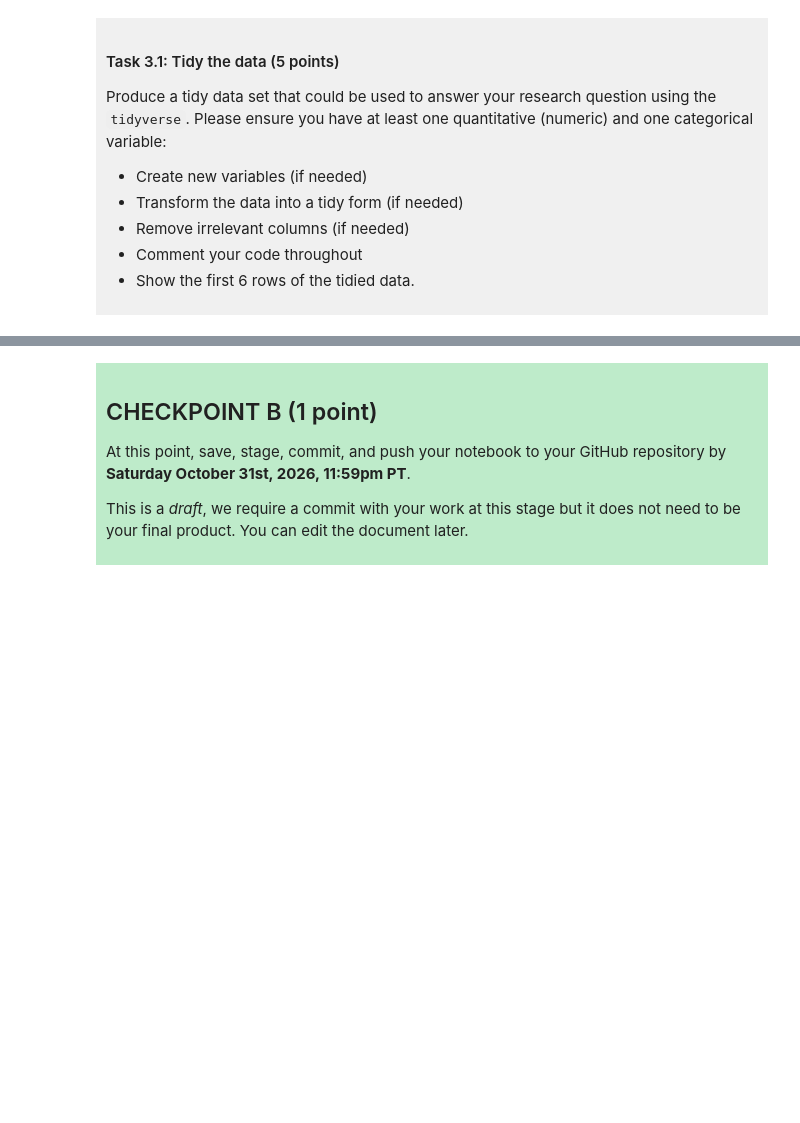
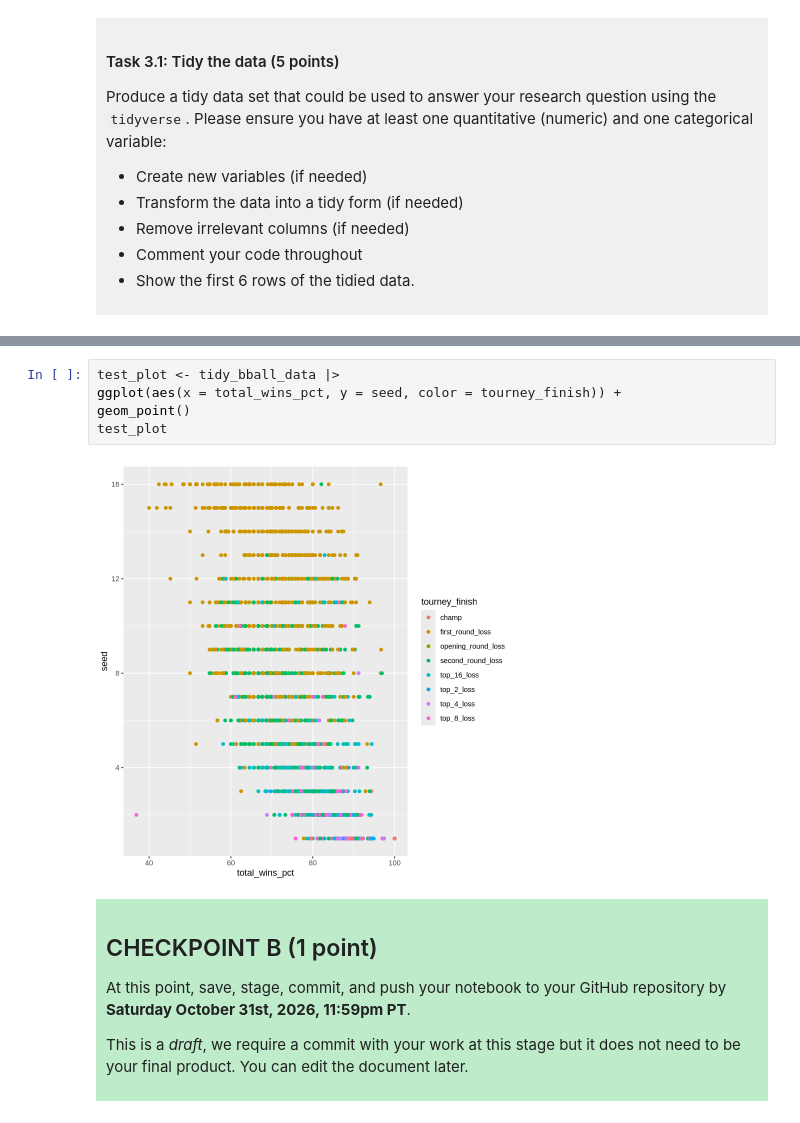
Before and after one commit to jazzyg095/dsci-100-project-Jasmine-Ginn, a Jupyter notebook: dsci-100-project-notebook.ipynb, the cells around one changed output, grey strips where cells are left out. Saved outputs shown, nothing was run; the diff lists cells and outputs as text; blank space fills up the shorter version.

```diff
--- a/dsci-100-project-notebook.ipynb
+++ b/dsci-100-project-notebook.ipynb
@@ -225,3 +237,10 @@ A tibble: 6 × 4
+# %%
+test_plot <- tidy_bball_data |>
+ggplot(aes(x = total_wins_pct, y = seed, color = tourney_finish)) +
+geom_point()
+test_plot
+# %% [output]
+[figure, added]
 # %% [markdown]
 <div style="background-color: #beebca; padding: 10px;">
 
```
Also changed, not shown: parts of 14 cells of this notebook.
